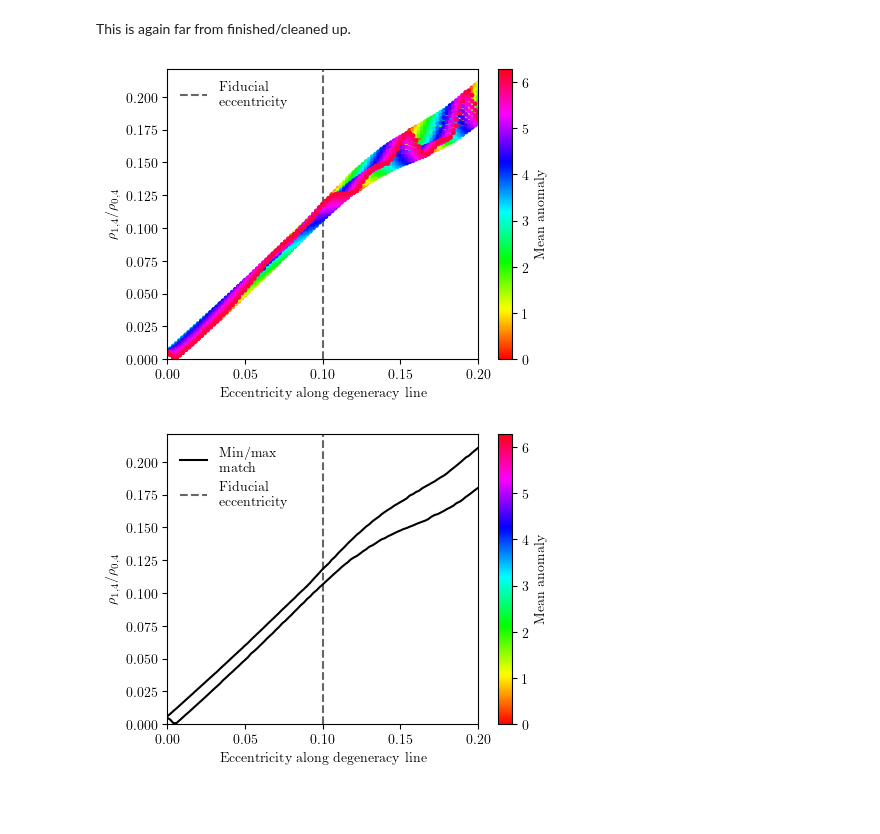
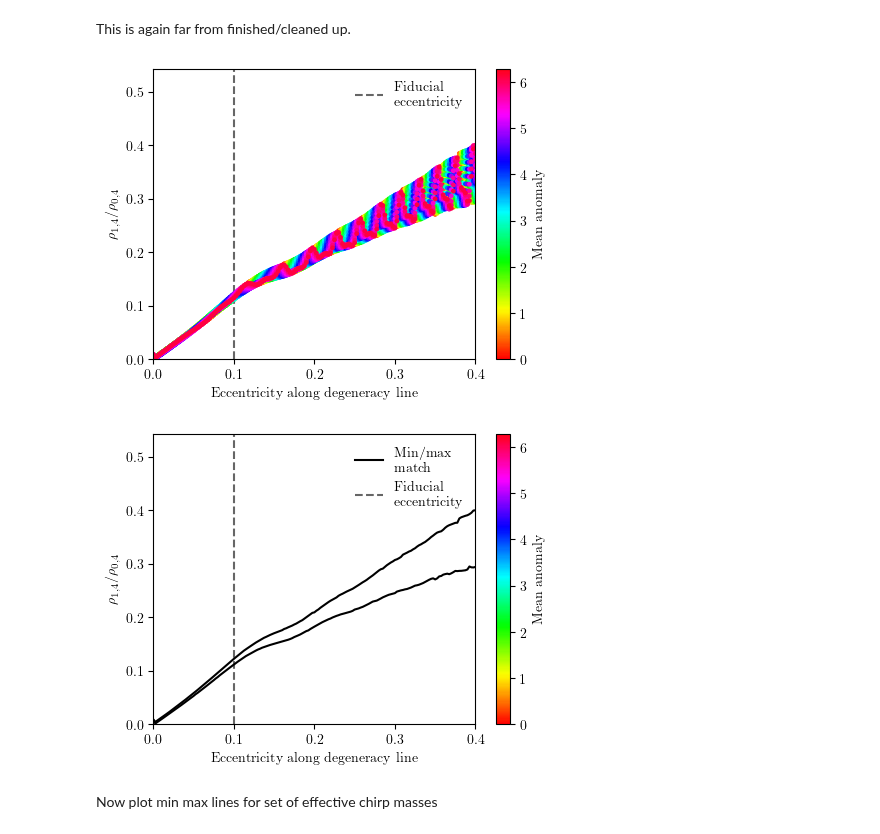
Before and after one commit to BenGPatterson/EccentricHarmonics, a Jupyter notebook: min_max_interp.ipynb, the cells around one changed output. Cells and saved outputs as stored; diff of their text form; code cells hidden in the pictures; blank space fills up the shorter version.

```diff
--- a/min_max_interp.ipynb
+++ b/min_max_interp.ipynb
@@ -12,38 +12,38 @@ from interpolating_match import find_min_max
 This is again far from finished/cleaned up.
 # %%
 # Load data and get min max lines
-with open(os.path.join('..', 'EccentricBinaries', 'notebooks', 'grid_data', 'dataslot_3', 'all_matches'), 'rb') as fp:
+with open(os.path.join('..', 'EccentricBinaries', 'notebooks', 'grid_data', 'dataslot_21', 'all_matches'), 'rb') as fp:
         grid_data_20_30_5 = pickle.load(fp)
 grid_data_20_30_5 = find_min_max(grid_data_20_30_5)
-param_vals=np.linspace(0,0.2,101)
+param_vals=grid_data_20_30_5[next(iter(grid_data_20_30_5))]['e_vals']
 # %%
 # Plot individual points
 plt.figure(figsize=(0.75*6.4,0.75*4.8))
-MA_points = len(grid_data_20_30_5[30]['h2_h1'].T)
-for i, MA_line in enumerate(grid_data_20_30_5[30]['h2_h1'].T):
+MA_points = len(grid_data_20_30_5[30]['h1_h0'].T)
+for i, MA_line in enumerate(grid_data_20_30_5[30]['h1_h0'].T):
     plt.scatter(param_vals, MA_line, c=np.full(len(MA_line), i*2*np.pi/MA_points), cmap='hsv', vmin=0, vmax=2*np.pi, s=6)
 plt.colorbar(label='Mean anomaly')
-plt.xlim(0, 0.2)
+plt.xlim(0, 0.4)
 plt.ylim(0,)
 ylims = plt.gca().get_ylim()
 plt.axvline(0.1, c='k', ls='dashed', alpha=0.6, label='Fiducial\neccentricity', zorder=-5)
 plt.legend(frameon=False)
 plt.xlabel('Eccentricity along degeneracy line')
 plt.ylabel(r'$\rho_{1,4} / \rho_{0,4}$')
 plt.tight_layout()
 # plt.savefig('Figures/min_max_points.png', dpi=1000)
 # %% [output]
-[figure, old version]
+[figure, new version]
 # %%
 # Plot min/max lines
 plt.figure(figsize=(0.75*6.4,0.75*4.8))
-MA_points = len(grid_data_20_30_5[30]['h2_h1'].T)
-for i, MA_line in enumerate(grid_data_20_30_5[30]['h2_h1'].T):
+MA_points = len(grid_data_20_30_5[30]['h1_h0'].T)
+for i, MA_line in enumerate(grid_data_20_30_5[30]['h1_h0'].T):
     plt.scatter(param_vals, MA_line+1, c=np.full(len(MA_line), i*2*np.pi/MA_points), cmap='hsv', vmin=0, vmax=2*np.pi, s=6)
-plt.plot(param_vals, grid_data_20_30_5[30]['h2_h1_max'], c='k', label='Min/max\nmatch')
-plt.plot(param_vals, grid_data_20_30_5[30]['h2_h1_min'], c='k')
+plt.plot(param_vals, grid_data_20_30_5[30]['h1_h0_max'], c='k', label='Min/max\nmatch')
+plt.plot(param_vals, grid_data_20_30_5[30]['h1_h0_min'], c='k')
 plt.colorbar(label='Mean anomaly')
-plt.xlim(0, 0.2)
+plt.xlim(0, 0.4)
 plt.ylim(ylims)
 plt.axvline(0.1, c='k', ls='dashed', alpha=0.6, label='Fiducial\neccentricity', zorder=-5)
 plt.legend(frameon=False)
@@ -52,4 +52,6 @@ plt.ylabel(r'$\rho_{1,4} / \rho_{0,4}$')
 plt.tight_layout()
 # plt.savefig('Figures/min_max_lines.png', dpi=1000)
 # %% [output]
-[figure, old version]
+[figure, new version]
+# %% [markdown]
+Now plot min max lines for set of effective chirp masses
```
Also changed, not shown: parts of 2 cells of this notebook, 9 other files.
